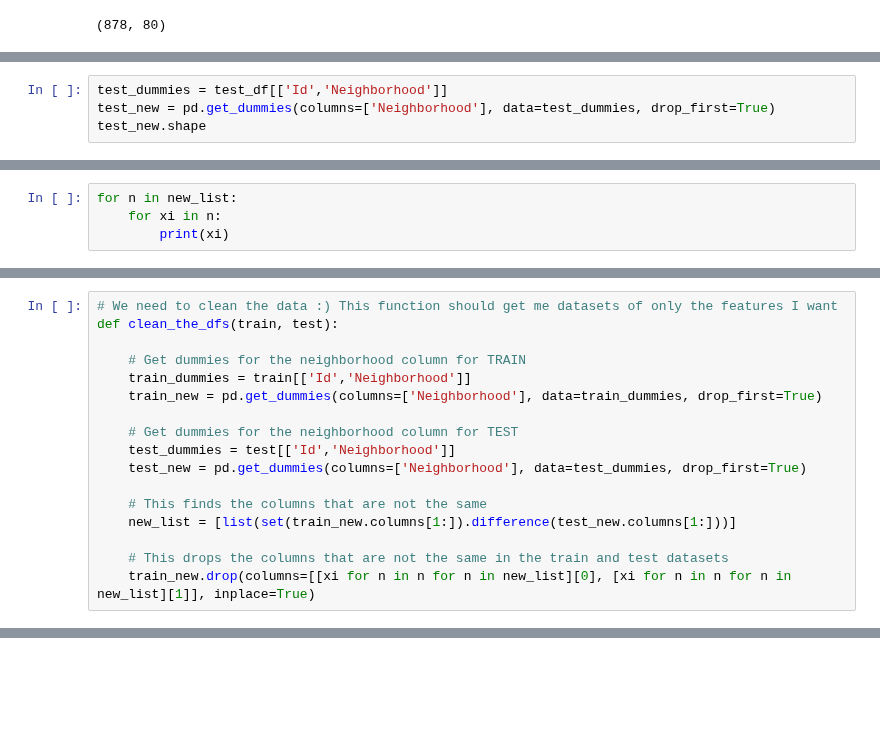
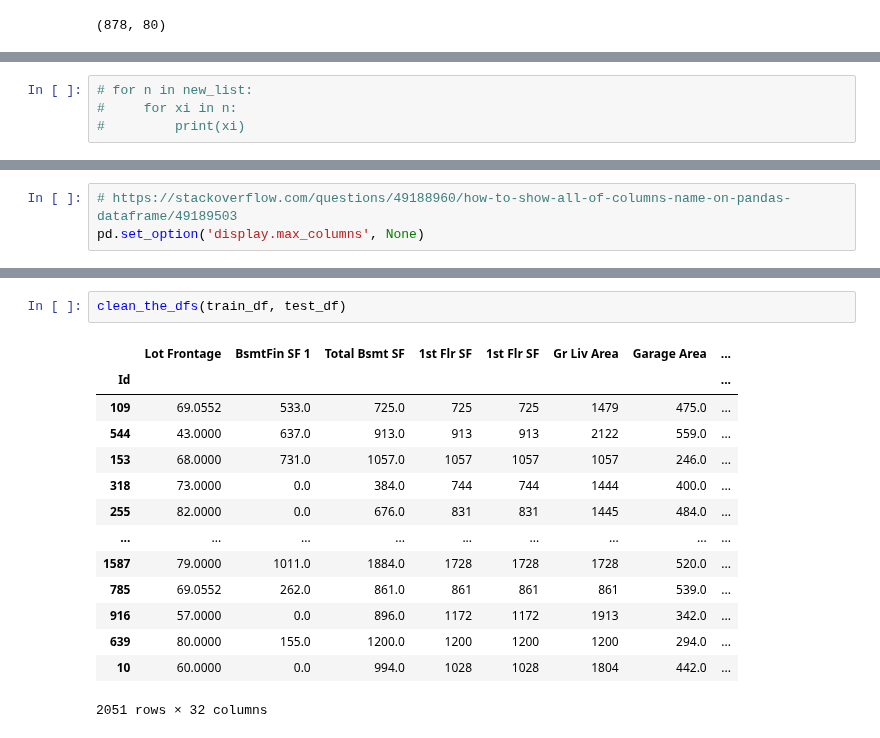
Before and after one commit to amcurley/GA_projects, a Jupyter notebook: Projects/project_2-master/Function_Clean.ipynb, the cells around one changed output, grey strips where cells are left out. Saved outputs shown, nothing was run; the diff lists cells and outputs as text; blank space fills up the shorter version.

Commit message:
New Cool Function

```diff
--- a/Projects/project_2-master/Function_Clean.ipynb
+++ b/Projects/project_2-master/Function_Clean.ipynb
@@ -41,4 +32,0 @@ train_new.shape
-# %%
-test_dummies = test_df[['Id','Neighborhood']]
-test_new = pd.get_dummies(columns=['Neighborhood'], data=test_dummies, drop_first=True)
-test_new.shape
@@ -54,4 +39,4 @@ test_new.shape
 # %%
-for n in new_list:
-    for xi in n:
-        print(xi)
+# for n in new_list:
+#     for xi in n:
+#         print(xi)
@@ -92,17 +50,0 @@ train_df['Lot Frontage']
-# %%
-# We need to clean the data :) This function should get me datasets of only the features I want
-def clean_the_dfs(train, test):
-
-    # Get dummies for the neighborhood column for TRAIN
-    train_dummies = train[['Id','Neighborhood']]
-    train_new = pd.get_dummies(columns=['Neighborhood'], data=train_dummies, drop_first=True)
-
-    # Get dummies for the neighborhood column for TEST
-    test_dummies = test[['Id','Neighborhood']]
-    test_new = pd.get_dummies(columns=['Neighborhood'], data=test_dummies, drop_first=True)
-
-    # This finds the columns that are not the same
-    new_list = [list(set(train_new.columns[1:]).difference(test_new.columns[1:]))]
-
-    # This drops the columns that are not the same in the train and test datasets
-    train_new.drop(columns=[[xi for n in n for n in new_list][0], [xi for n in n for n in new_list][1]], inplace=True)
@@ -108,0 +67,3 @@ def clean_the_dfs(train, test):
+# %%
+# https://stackoverflow.com/questions/49188960/how-to-show-all-of-columns-name-on-pandas-dataframe/49189503
+pd.set_option('display.max_columns', None)
@@ -108,0 +125,17 @@ def clean_the_dfs(train, test):
+# %%
+clean_the_dfs(train_df, test_df)
+# %% [output]
+|  | Lot Frontage | BsmtFin SF 1 | Total Bsmt SF | 1st Flr SF | 1st Flr SF | Gr Liv Area | Garage Area | ... |
+| Id |  |  |  |  |  |  |  | ... |
+| 109 | 69.0552 | 533.0 | 725.0 | 725 | 725 | 1479 | 475.0 | ... |
+| 544 | 43.0000 | 637.0 | 913.0 | 913 | 913 | 2122 | 559.0 | ... |
+| 153 | 68.0000 | 731.0 | 1057.0 | 1057 | 1057 | 1057 | 246.0 | ... |
+| 318 | 73.0000 | 0.0 | 384.0 | 744 | 744 | 1444 | 400.0 | ... |
+| 255 | 82.0000 | 0.0 | 676.0 | 831 | 831 | 1445 | 484.0 | ... |
+| ... | ... | ... | ... | ... | ... | ... | ... | ... |
+| 1587 | 79.0000 | 1011.0 | 1884.0 | 1728 | 1728 | 1728 | 520.0 | ... |
+| 785 | 69.0552 | 262.0 | 861.0 | 861 | 861 | 861 | 539.0 | ... |
+| 916 | 57.0000 | 0.0 | 896.0 | 1172 | 1172 | 1913 | 342.0 | ... |
+| 639 | 80.0000 | 155.0 | 1200.0 | 1200 | 1200 | 1200 | 294.0 | ... |
+| 10 | 60.0000 | 0.0 | 994.0 | 1028 | 1028 | 1804 | 442.0 | ... |
+2051 rows × 32 columns
```
Also changed, not shown: parts of 15 cells of this notebook, 1 other file.
